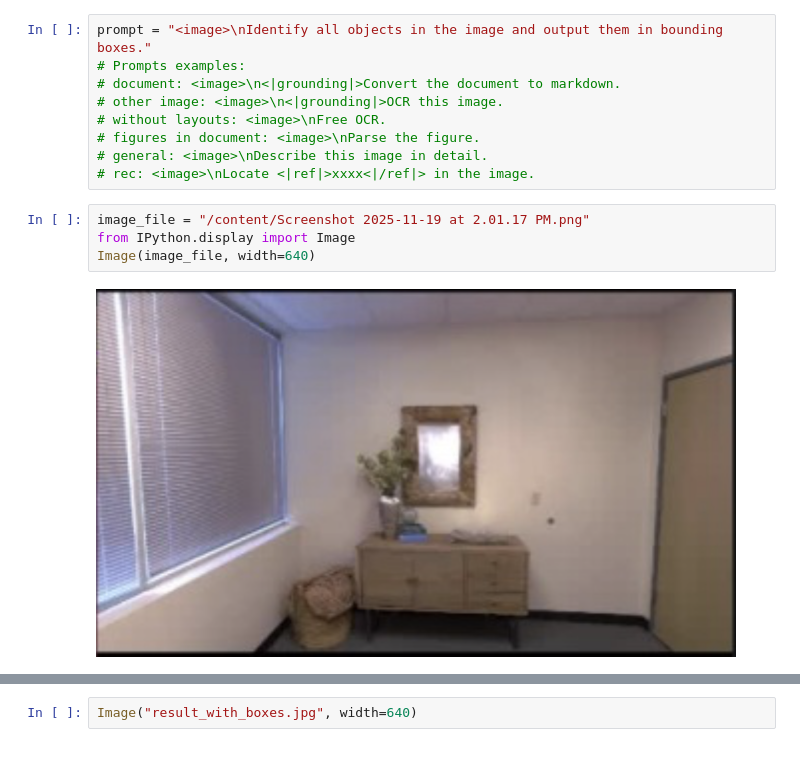
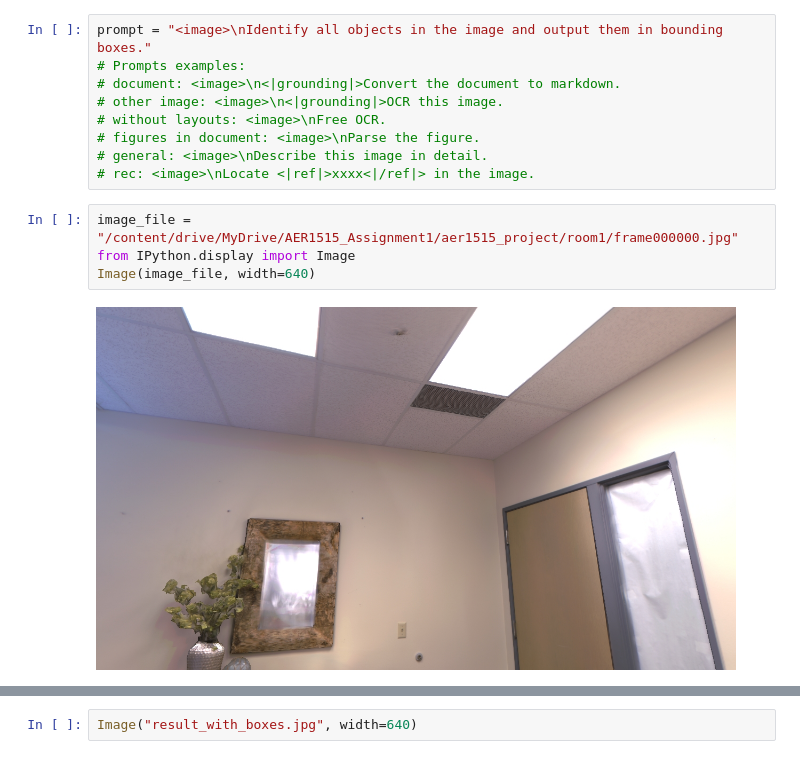
Before and after one commit to dawnduan/AER1515_project_deepconceptgraphs, a Jupyter notebook: deepseek_ocr_inference_4bit_visualization_segment.ipynb, the cells around one changed output, grey strips where cells are left out. Cells and saved outputs as stored; diff of their text form.

```diff
--- a/deepseek_ocr_inference_4bit_visualization_segment.ipynb
+++ b/deepseek_ocr_inference_4bit_visualization_segment.ipynb
@@ -1259,9 +1292,9 @@
 # %%
-image_file = "/content/Screenshot 2025-11-19 at 2.01.17 PM.png"
+image_file = "/content/drive/MyDrive/AER1515_Assignment1/aer1515_project/room1/frame000000.jpg"
 from IPython.display import Image
 Image(image_file, width=640)
 # %% [output]
-[figure, old version]
+[figure, new version]
 # %%
 with torch.no_grad():
     res = model.infer(
```
Also changed, not shown: parts of 7 cells of this notebook.
